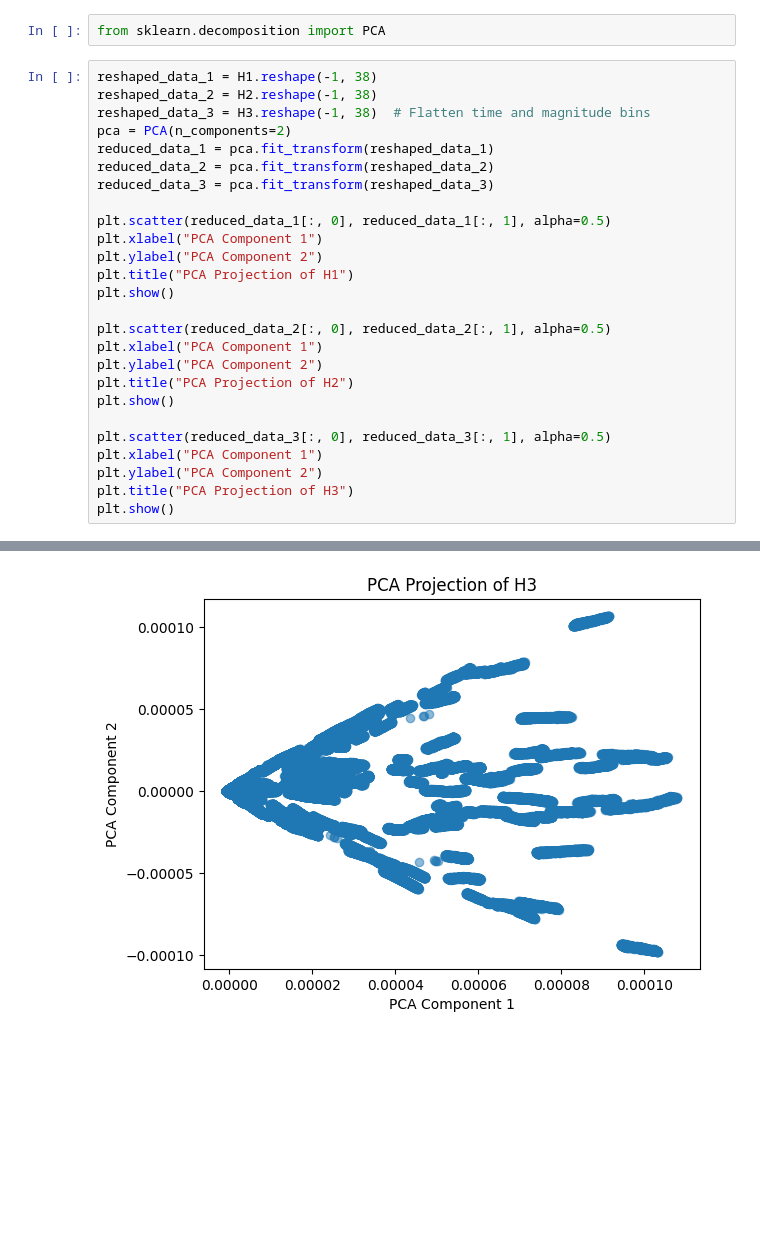
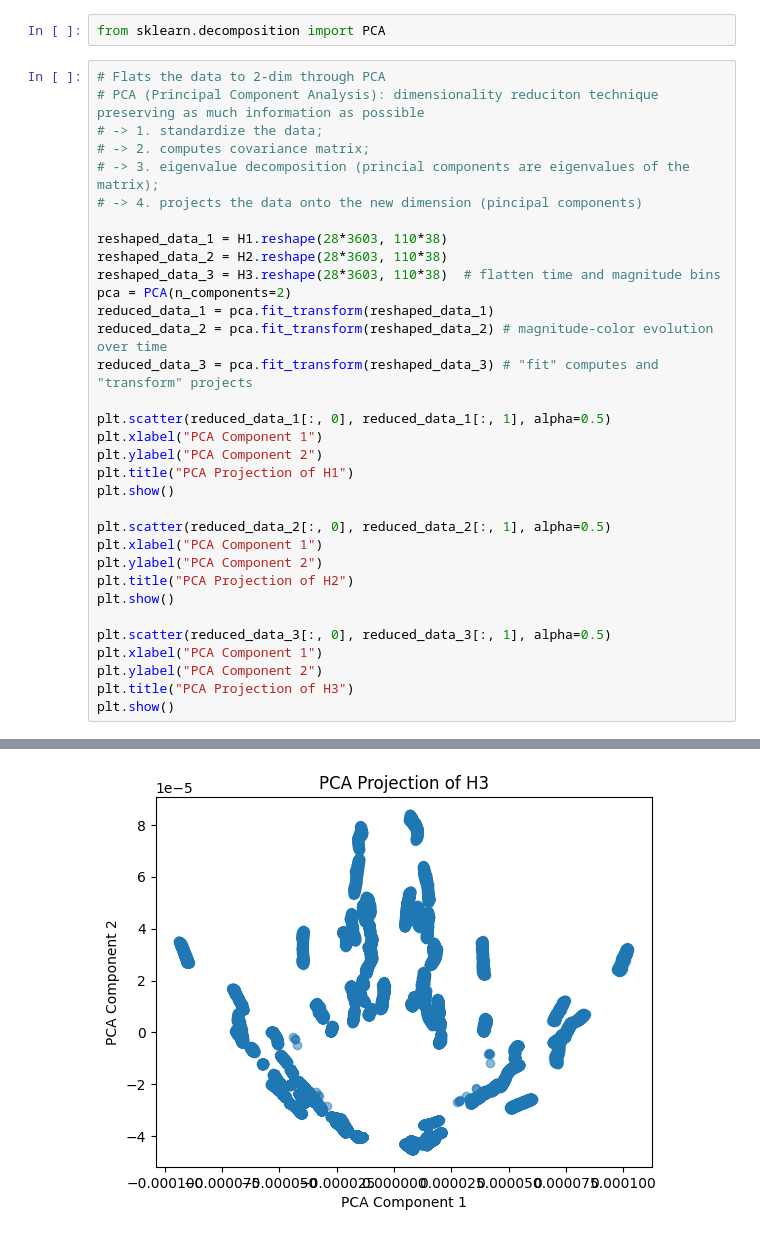
Before and after one commit to Rachel-0420/Cross-Entropy-Fast-Transient, a Jupyter notebook: cross_entropy_btw_supernovae.ipynb, the cells around one changed output, grey strips where cells are left out. Drawn from its saved outputs; the diff is of its cells as text; blank space fills up the shorter version.

Commit message:
Comments added for plots

```diff
--- a/cross_entropy_btw_supernovae.ipynb
+++ b/cross_entropy_btw_supernovae.ipynb
@@ -336,13 +336,20 @@ Note: you may need to restart the kernel to use updated packages.
 # %%
 from sklearn.decomposition import PCA
 # %%
-reshaped_data_1 = H1.reshape(-1, 38)
-reshaped_data_2 = H2.reshape(-1, 38)
-reshaped_data_3 = H3.reshape(-1, 38)  # Flatten time and magnitude bins
+# Flats the data to 2-dim through PCA
+# PCA (Principal Component Analysis): dimensionality reduciton technique preserving as much information as possible
+# -> 1. standardize the data;
+# -> 2. computes covariance matrix;
+# -> 3. eigenvalue decomposition (princial components are eigenvalues of the matrix);
+# -> 4. projects the data onto the new dimension (pincipal components)
+
+reshaped_data_1 = H1.reshape(28*3603, 110*38)
+reshaped_data_2 = H2.reshape(28*3603, 110*38)
+reshaped_data_3 = H3.reshape(28*3603, 110*38)  # flatten time and magnitude bins
 pca = PCA(n_components=2)
 reduced_data_1 = pca.fit_transform(reshaped_data_1)
-reduced_data_2 = pca.fit_transform(reshaped_data_2)
-reduced_data_3 = pca.fit_transform(reshaped_data_3)
+reduced_data_2 = pca.fit_transform(reshaped_data_2) # magnitude-color evolution over time
+reduced_data_3 = pca.fit_transform(reshaped_data_3) # "fit" computes and "transform" projects
 
 plt.scatter(reduced_data_1[:, 0], reduced_data_1[:, 1], alpha=0.5)
 plt.xlabel("PCA Component 1")
@@ -367 +374 @@ plt.show()
-[figure, old version]
+[figure, new version]
```
Also changed, not shown: parts of 2 cells of this notebook.
